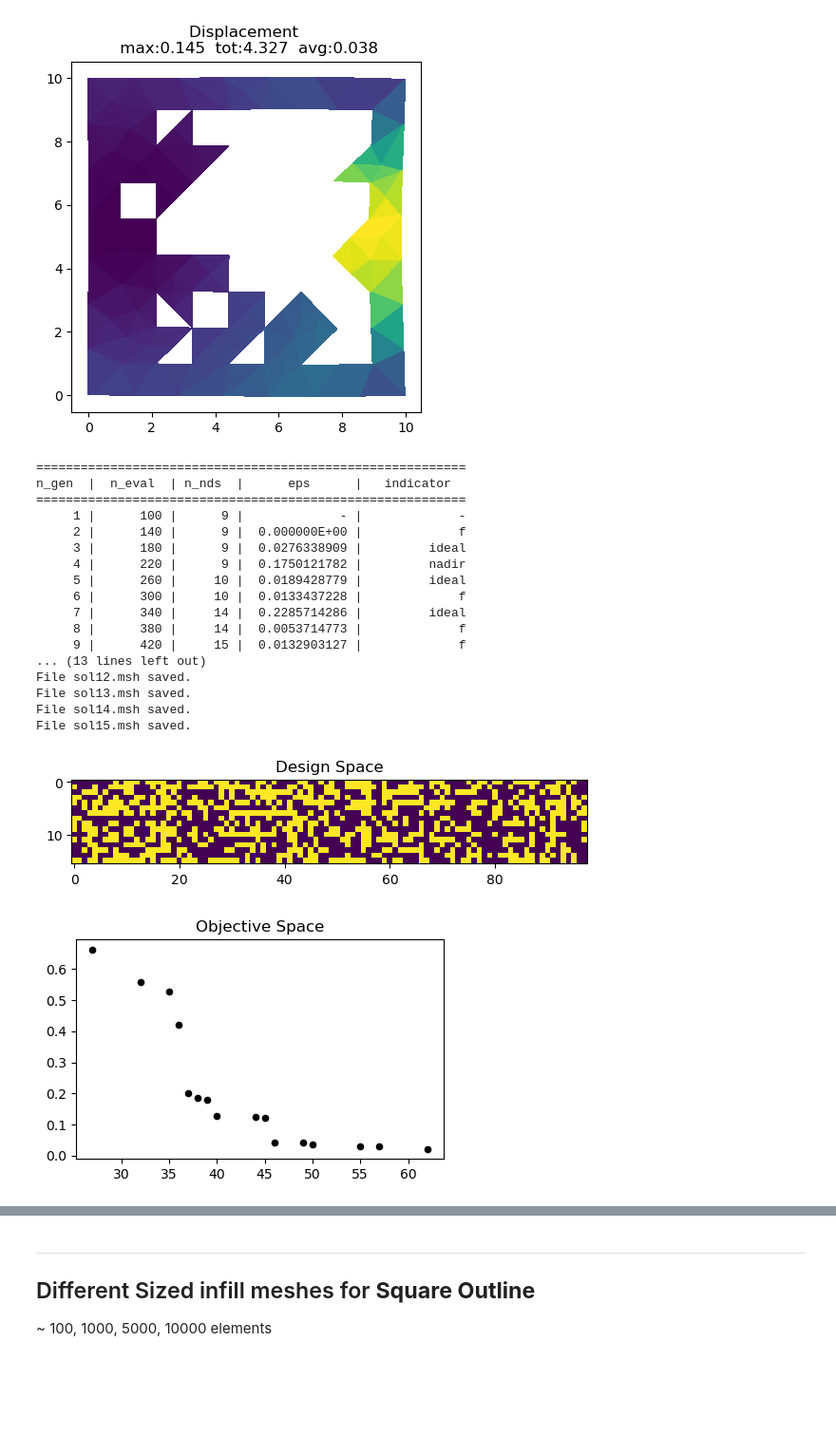
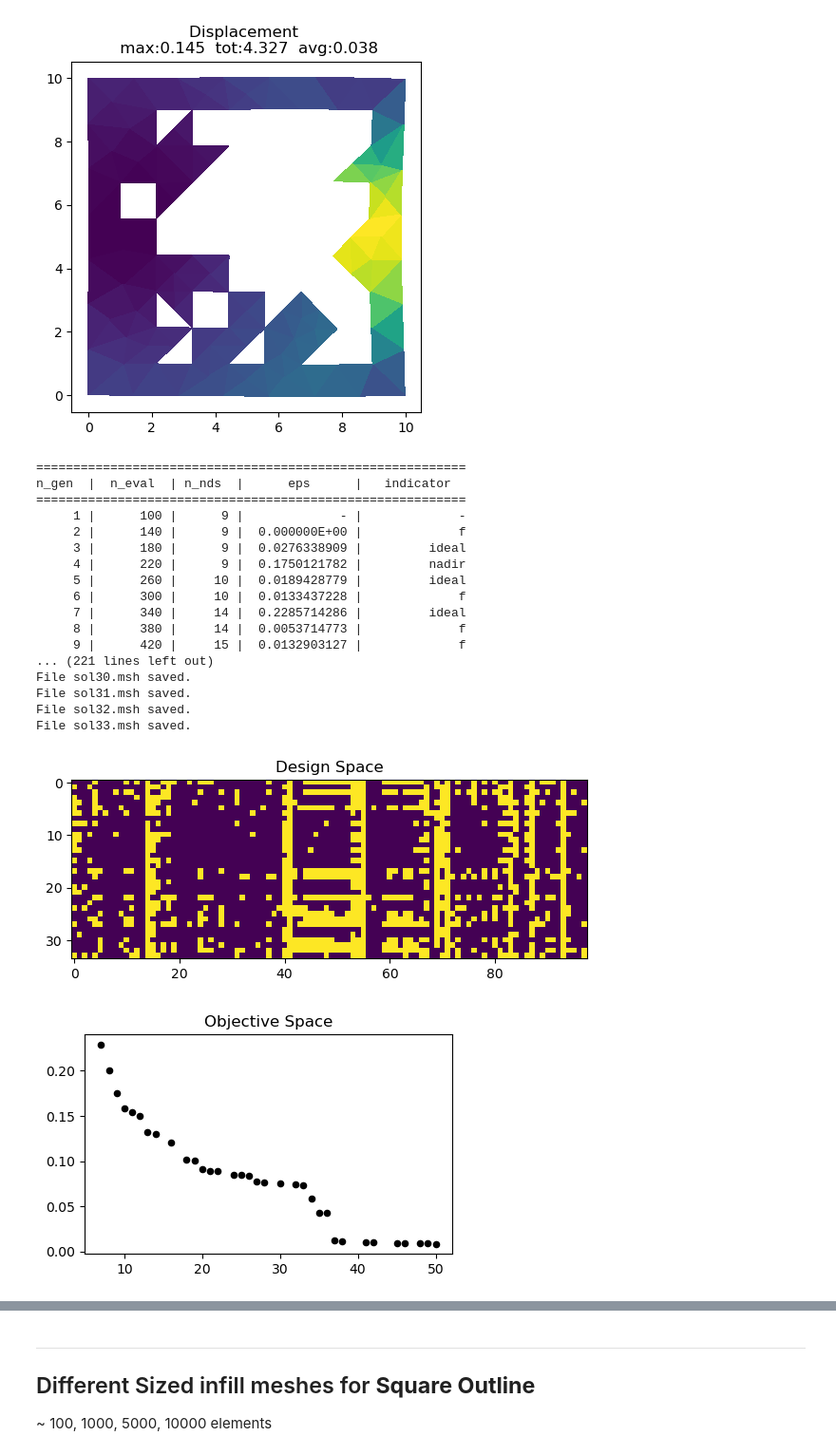
Before and after one commit to grohalex/Project2023, a Jupyter notebook: Pymoo_withFEA.ipynb, the cells around one changed output, grey strips where cells are left out. Shown at 95% size. Saved outputs shown, nothing was run; the diff lists cells and outputs as text; code cells hidden in the pictures; blank space fills up the shorter version.

```diff
--- a/Pymoo_withFEA.ipynb
+++ b/Pymoo_withFEA.ipynb
@@ -565,7 +565,7 @@ algorithm = NSGA2(
 
 
 # define the termination criterion
-termination = get_termination("n_gen", 10)
+termination = get_termination("n_gen", 200)
 
 
 # solve the MOP
@@ -665,37 +665,37 @@ if len(X) > n_keep:
                             boxcoords=("offset points", "offset points"),
                             pad=-1,
                             arrowprops=dict(
                                 arrowstyle="->",
                                 connectionstyle="angle,angleA=0,angleB=90,rad=3",
                                 linewidth=0.5)
                             )
         ax.add_artist(ab)
         ax.text(x, y, f"  {str(ind)}", va='top', ha='left', zorder=4)
 
     xrang = np.abs(np.max(F_ASF[:,0]) - np.min(F_ASF[:,0]))
     yrang = np.abs(np.max(F_ASF[:,1]) - np.min(F_ASF[:,1]))
     ax.set_xlim((np.min(F_ASF[:,0]) - 0.05*xrang, np.max(F_ASF[:,0]) + 0.15*xrang ))
     ax.set_ylim((np.min(F_ASF[:,1]) - 0.1*yrang, np.max(F_ASF[:,1]) + 0.25*yrang ))
     plt.title(f"Objective Space of {n_kept} ASF-selected solutions")
     plt.savefig(out_dir / 'ObjectiveSpace-ASF.png')
     plt.show()
 # %% [output]
 ==========================================================
 n_gen  |  n_eval  | n_nds  |      eps      |   indicator
 ==========================================================
      1 |      100 |      9 |             - |             -
      2 |      140 |      9 |  0.000000E+00 |             f
      3 |      180 |      9 |  0.0276338909 |         ideal
      4 |      220 |      9 |  0.1750121782 |         nadir
      5 |      260 |     10 |  0.0189428779 |         ideal
      6 |      300 |     10 |  0.0133437228 |             f
      7 |      340 |     14 |  0.2285714286 |         ideal
      8 |      380 |     14 |  0.0053714773 |             f
      9 |      420 |     15 |  0.0132903127 |             f
-... (13 lines left out)
-File sol12.msh saved.
-File sol13.msh saved.
-File sol14.msh saved.
-File sol15.msh saved.
+... (221 lines left out)
+File sol30.msh saved.
+File sol31.msh saved.
+File sol32.msh saved.
+File sol33.msh saved.
-[figure, old version]
+[figure, new version]
-[figure, old version]
+[figure, new version]
```
Also changed, not shown: parts of 5 cells of this notebook.
